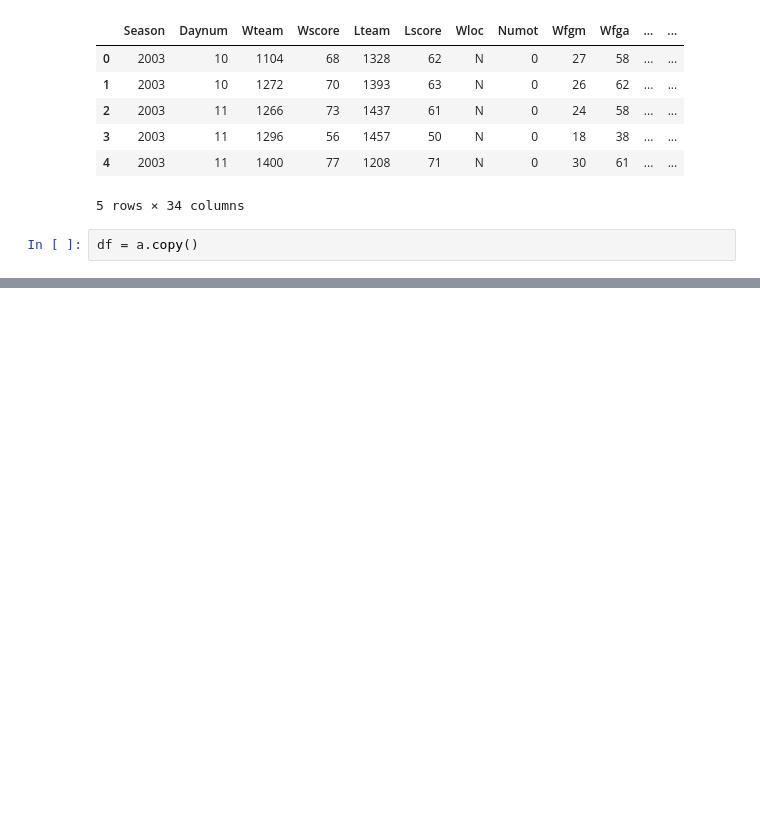
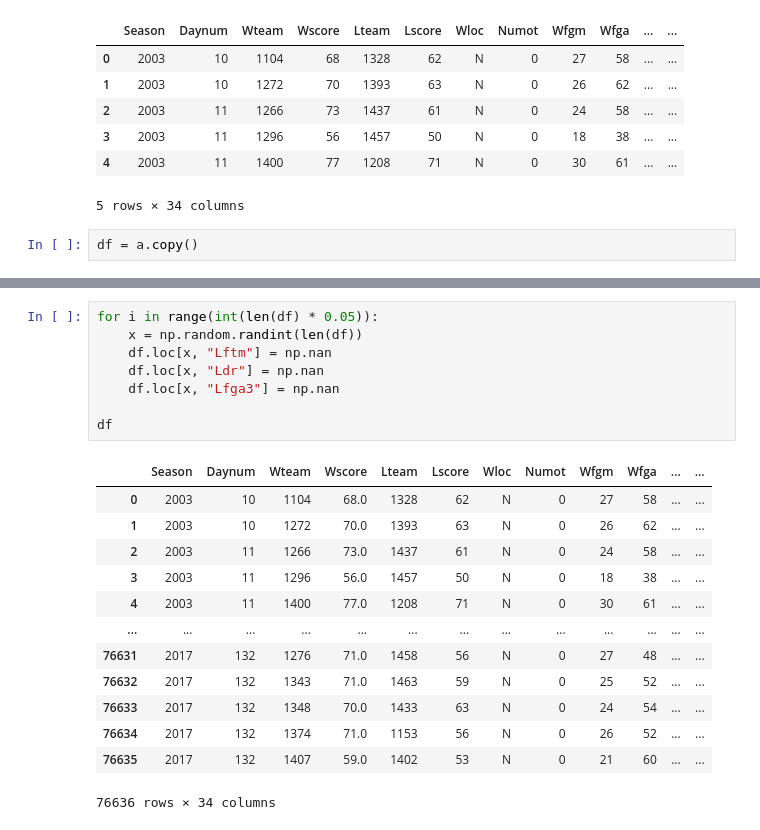
Before and after one commit to orimejia/Proyecto-AI, a Jupyter notebook: 01 Data Simulation.ipynb, the cells around one changed output, grey strips where cells are left out. Saved outputs shown, nothing was run; the diff lists cells and outputs as text; blank space fills up the shorter version.

```diff
--- a/01 Data Simulation.ipynb
+++ b/01 Data Simulation.ipynb
@@ -271,0 +156,22 @@ b["Ldr"].fillna(b["Ldr"].mean(), inplace=True)
+# %%
+for i in range(int(len(df) * 0.05)):
+    x = np.random.randint(len(df))
+    df.loc[x, "Lftm"] = np.nan
+    df.loc[x, "Ldr"] = np.nan
+    df.loc[x, "Lfga3"] = np.nan
+
+df
+# %% [output]
+|  | Season | Daynum | Wteam | Wscore | Lteam | Lscore | Wloc | Numot | Wfgm | Wfga | ... | ... |
+| 0 | 2003 | 10 | 1104 | 68.0 | 1328 | 62 | N | 0 | 27 | 58 | ... | ... |
+| 1 | 2003 | 10 | 1272 | 70.0 | 1393 | 63 | N | 0 | 26 | 62 | ... | ... |
+| 2 | 2003 | 11 | 1266 | 73.0 | 1437 | 61 | N | 0 | 24 | 58 | ... | ... |
+| 3 | 2003 | 11 | 1296 | 56.0 | 1457 | 50 | N | 0 | 18 | 38 | ... | ... |
+| 4 | 2003 | 11 | 1400 | 77.0 | 1208 | 71 | N | 0 | 30 | 61 | ... | ... |
+| ... | ... | ... | ... | ... | ... | ... | ... | ... | ... | ... | ... | ... |
+| 76631 | 2017 | 132 | 1276 | 71.0 | 1458 | 56 | N | 0 | 27 | 48 | ... | ... |
+| 76632 | 2017 | 132 | 1343 | 71.0 | 1463 | 59 | N | 0 | 25 | 52 | ... | ... |
+| 76633 | 2017 | 132 | 1348 | 70.0 | 1433 | 63 | N | 0 | 24 | 54 | ... | ... |
+| 76634 | 2017 | 132 | 1374 | 71.0 | 1153 | 56 | N | 0 | 26 | 52 | ... | ... |
+| 76635 | 2017 | 132 | 1407 | 59.0 | 1402 | 53 | N | 0 | 21 | 60 | ... | ... |
+76636 rows × 34 columns
```
Also changed, not shown: parts of 51 cells of this notebook.
